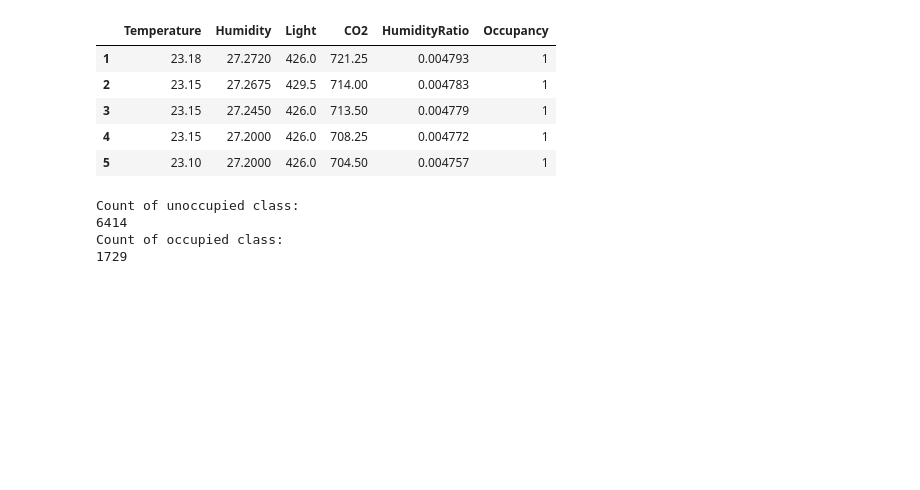
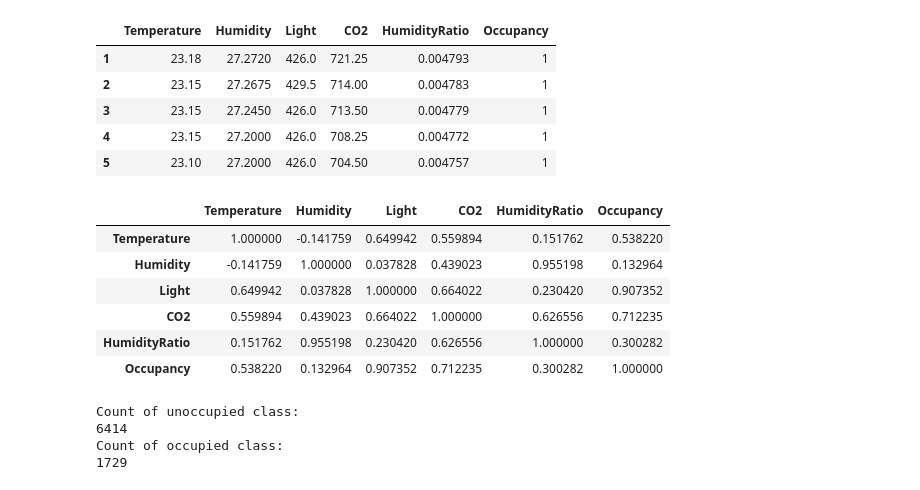
Before and after one commit to galib96/occupancy-detection-uci-data, a Jupyter notebook: CODE_FILES/occupancy_detection.ipynb, the cells around one changed output. Saved outputs shown, nothing was run; the diff lists cells and outputs as text; code cells hidden in the pictures; blank space fills up the shorter version.

```diff
--- a/CODE_FILES/occupancy_detection.ipynb
+++ b/CODE_FILES/occupancy_detection.ipynb
@@ -79,6 +79,16 @@ df_train.head()
 | 3 | 23.15 | 27.2450 | 426.0 | 713.50 | 0.004779 | 1 |
 | 4 | 23.15 | 27.2000 | 426.0 | 708.25 | 0.004772 | 1 |
 | 5 | 23.10 | 27.2000 | 426.0 | 704.50 | 0.004757 | 1 |
+# %%
+df_train.corr()
+# %% [output]
+|  | Temperature | Humidity | Light | CO2 | HumidityRatio | Occupancy |
+| Temperature | 1.000000 | -0.141759 | 0.649942 | 0.559894 | 0.151762 | 0.538220 |
+| Humidity | -0.141759 | 1.000000 | 0.037828 | 0.439023 | 0.955198 | 0.132964 |
+| Light | 0.649942 | 0.037828 | 1.000000 | 0.664022 | 0.230420 | 0.907352 |
+| CO2 | 0.559894 | 0.439023 | 0.664022 | 1.000000 | 0.626556 | 0.712235 |
+| HumidityRatio | 0.151762 | 0.955198 | 0.230420 | 0.626556 | 1.000000 | 0.300282 |
+| Occupancy | 0.538220 | 0.132964 | 0.907352 | 0.712235 | 0.300282 | 1.000000 |
 # %%
 unoccupied = df_train[df_train['Occupancy'] == 0] # filtering only non-fraud cases
 occupied = df_train[df_train['Occupancy'] == 1] # filtering fraud cases
```
Also changed, not shown: parts of 3 cells of this notebook.
